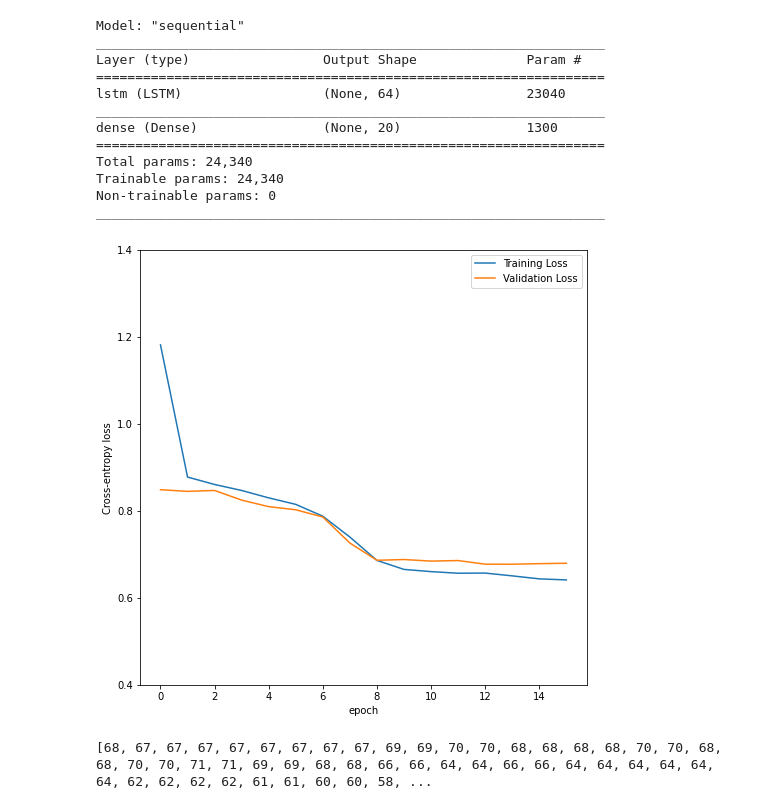
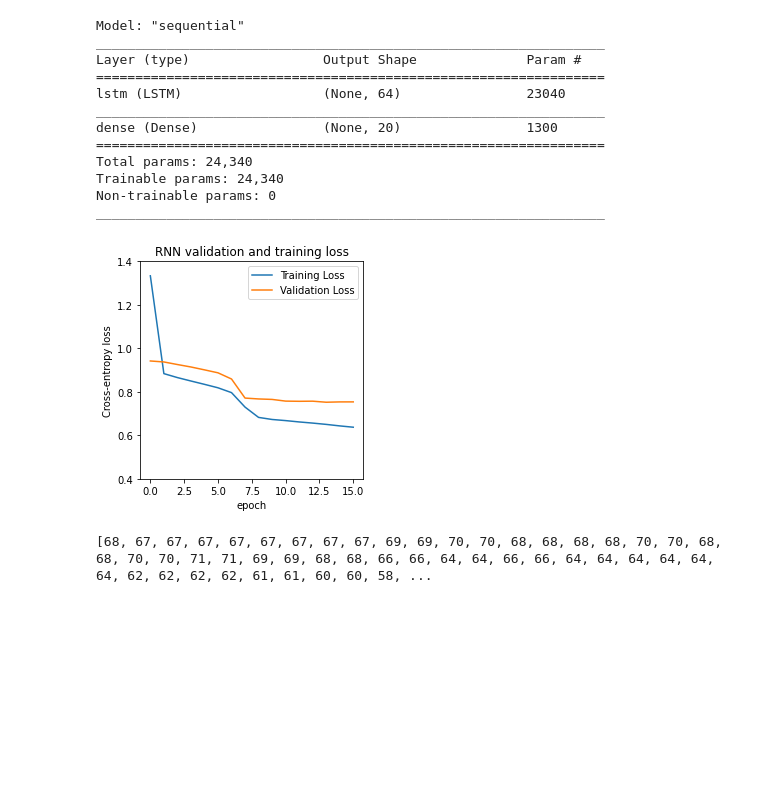
Before and after one commit to Daankrol/Completing-Bach-ML, a Jupyter notebook: linear_model.ipynb, the cells around one changed output. Drawn from its saved outputs; the diff is of its cells as text; code cells hidden in the pictures; blank space fills up the shorter version.

```diff
--- a/linear_model.ipynb
+++ b/linear_model.ipynb
@@ -27,7 +27,7 @@ def compile_and_fit(model, window, patience=2, verbose=0):
                         verbose=verbose)
     return history
 # %%
-multi_step_window = WindowGenerator(input_width=54, label_width=1, shift=1, batch_size=20, voice_number=VOICE, shuffle=True)
+multi_step_window = WindowGenerator(input_width=54, label_width=1, shift=1, batch_size=20, voice_number=VOICE, shuffle=False)
 
 for example_inputs, example_labels in multi_step_window.train.take(1):
     print(f"Inputs shape (batch, time, features): {example_inputs.shape}")
@@ -181,23 +176,24 @@ _________________________________________________________________
 # %%
 acc = history.history['categorical_accuracy']
 val_acc = history.history['val_categorical_accuracy']
 
 loss = history.history['loss']
 val_loss = history.history['val_loss']
 
 epochs_range = range(len(history.history['loss']))
 
-plt.figure(figsize=(8, 8))
+plt.figure(figsize=(4, 4))
+plt.title('RNN validation and training loss')
 plt.xlabel('epoch')
 plt.ylabel('Cross-entropy loss')
 plt.ylim(0.4, 1.4)
 plt.plot(epochs_range, loss, label='Training Loss')
 plt.plot(epochs_range, val_loss, label='Validation Loss')
 plt.legend(loc='upper right')
-plt.savefig('img/rnn_loss.png')
+plt.savefig('img/rnn_loss.svg')
 plt.show()
 # %% [output]
-[figure, old version]
+[figure, new version]
 # %%
 # Get last window
 def predict_new_pitches(model, n=100):
```
Also changed, not shown: parts of 3 cells of this notebook, 3 other files.
